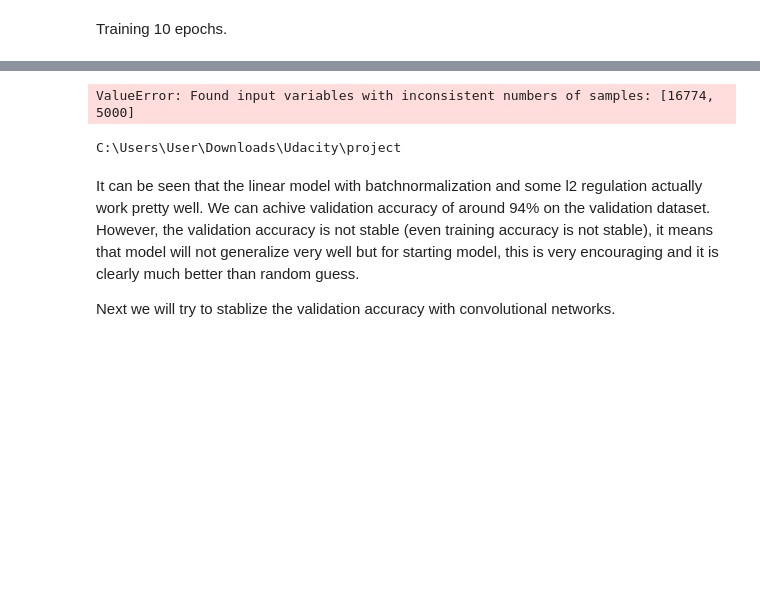
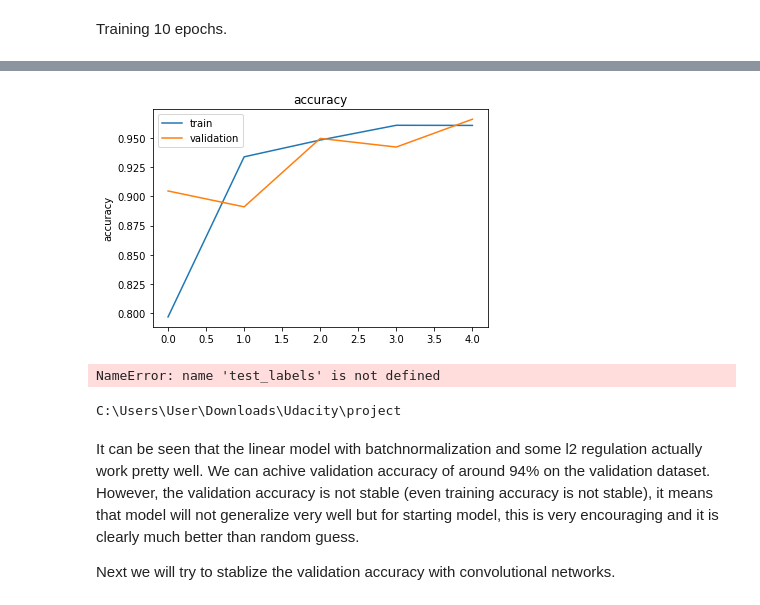
Before and after one commit to aattaran/Machine-Learning-with-Python, a Jupyter notebook: project1/Distracted_Driver_Detection_Classification2.ipynb, the cells around one changed output, grey strips where cells are left out. Cells and saved outputs as stored; diff of their text form; code cells hidden in the pictures; blank space fills up the shorter version.

```diff
--- a/project1/Distracted_Driver_Detection_Classification2.ipynb
+++ b/project1/Distracted_Driver_Detection_Classification2.ipynb
@@ -406,7 +398,11 @@ plot_history(Ex1_history)
+# %%
+plot_acc(Ex1_history)
+# %% [output]
+[figure, added]
 # %%
 # Compute confusion matrix
 
-cnf_matrix = confusion_matrix(train_labels, valid_labels)
+cnf_matrix = confusion_matrix(train_labels, test_labels)
 
 np.set_printoptions(precision=2)
 # Plot non-normalized confusion matrix
@@ -419,7 +415,7 @@ plot_confusion_matrix(cnf_matrix, classes=class_names, normalize=True,
                       title='Normalized confusion matrix')
 plt.show()
 # %% [output]
-ValueError: Found input variables with inconsistent numbers of samples: [16774, 5000]
+NameError: name 'test_labels' is not defined
 # %%
 %pwd
 %cd ..
```
Also changed, not shown: parts of 37 cells of this notebook.
